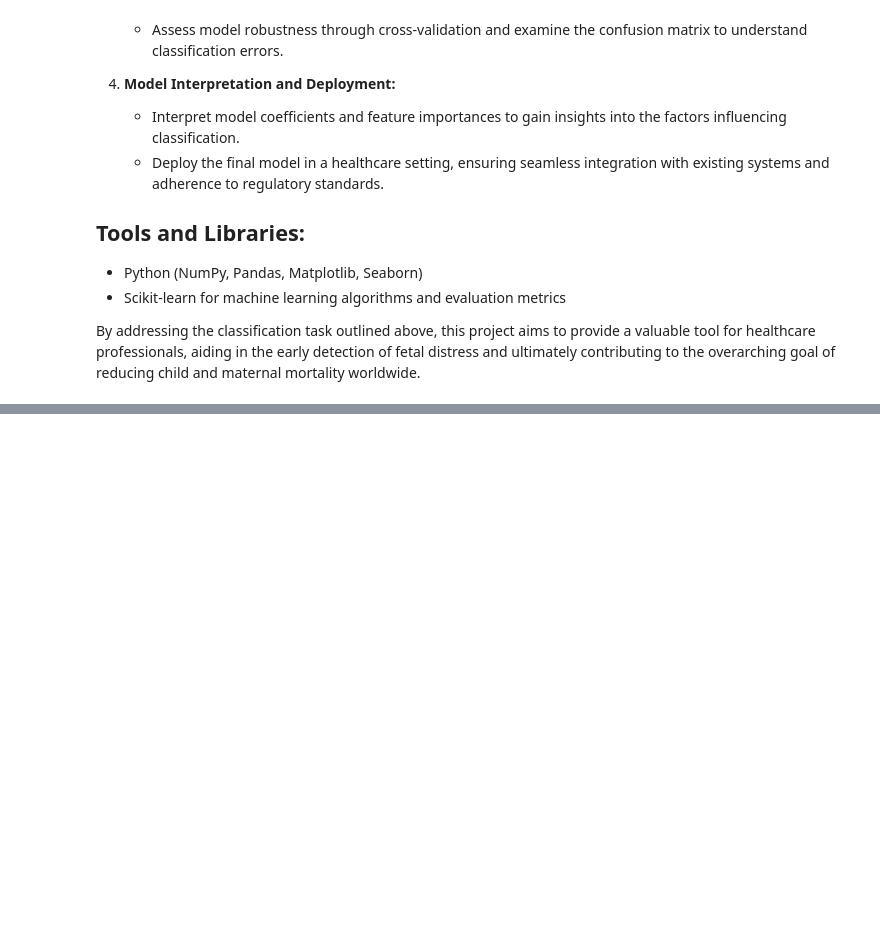
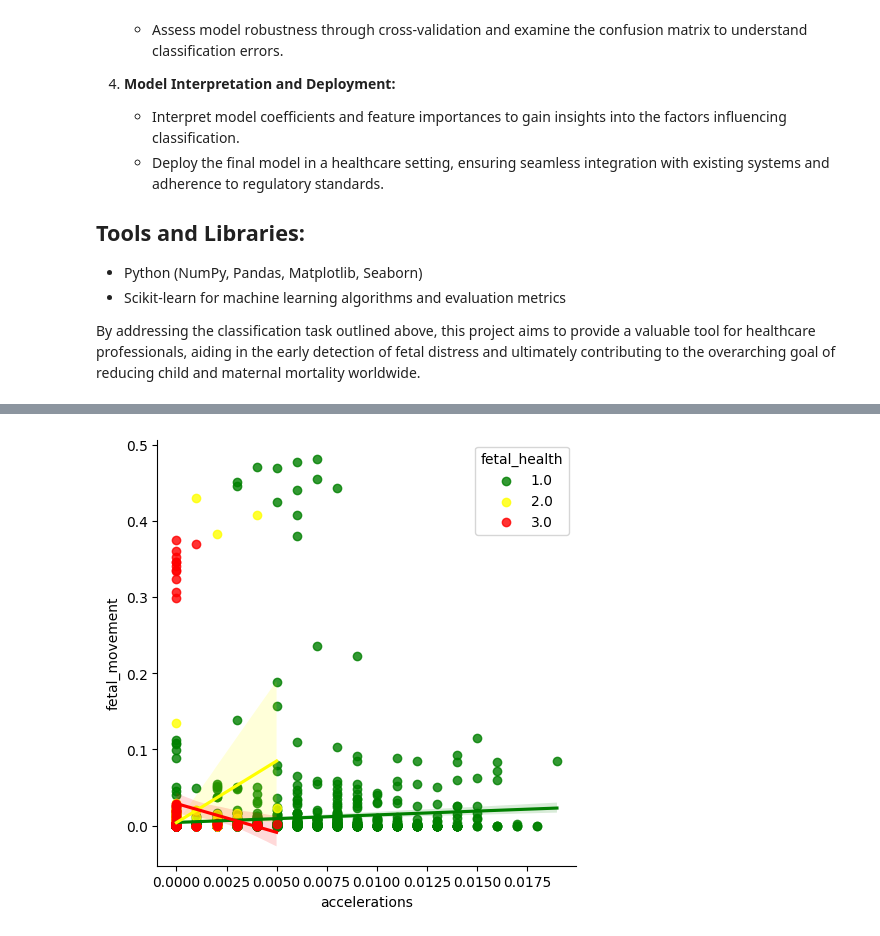
Before and after one commit to FasilHameed/Fetal-Health-Classification-Ml, a Jupyter notebook: Fetal Health.ipynb, the cells around one changed output, grey strips where cells are left out. Drawn from its saved outputs; the diff is of its cells as text; code cells hidden in the pictures; blank space fills up the shorter version.

```diff
--- a/Fetal Health.ipynb
+++ b/Fetal Health.ipynb
@@ -43,0 +154,5 @@ By addressing the classification task outlined above, this project aims to provi
+# %%
+sns.lmplot(data =data,x="accelerations",y="fetal_movement",palette=colours, hue="fetal_health",legend_out=False)
+plt.show()
+# %% [output]
+[figure, added]
```
Also changed, not shown: parts of 23 cells of this notebook.
